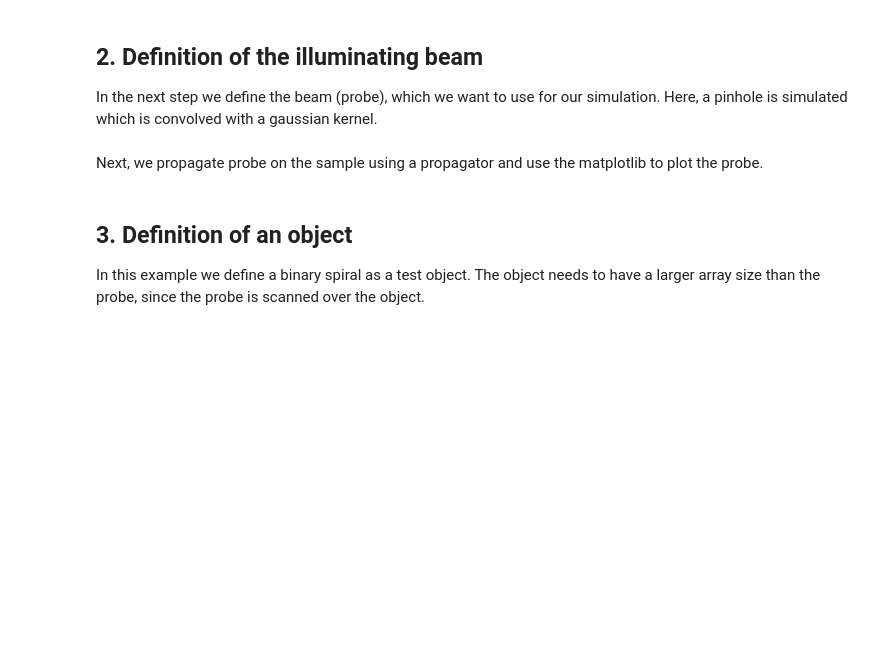
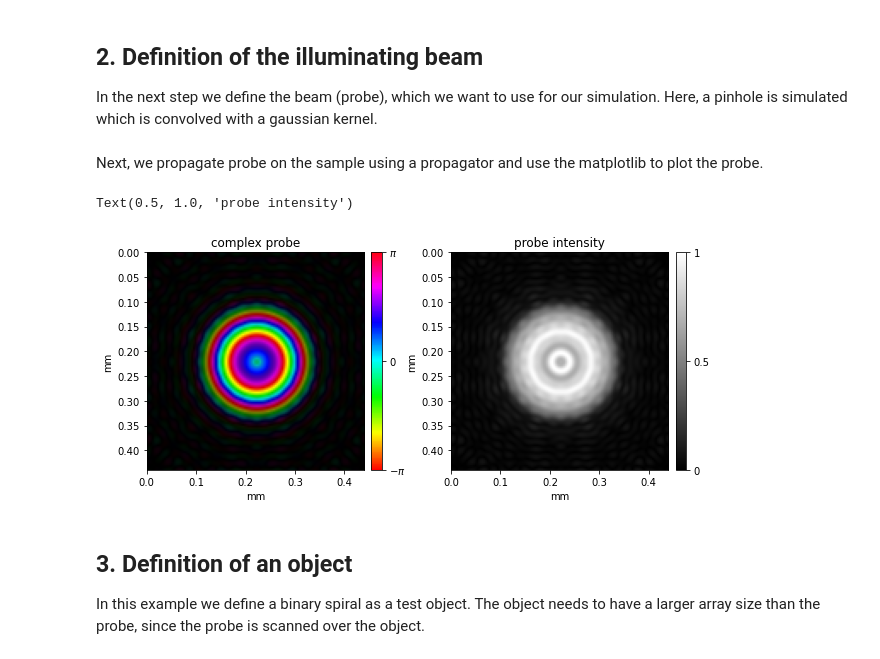
Before and after one commit to PtyLab/PtyLab.py, a Jupyter notebook: jupyter_tutorials/jupyter_tutorials_tutorial_CPM_sim.ipynb, the cells around one changed output. Drawn from its saved outputs; the diff is of its cells as text; code cells hidden in the pictures; blank space fills up the shorter version.

```diff
--- a/jupyter_tutorials/jupyter_tutorials_tutorial_CPM_sim.ipynb
+++ b/jupyter_tutorials/jupyter_tutorials_tutorial_CPM_sim.ipynb
@@ -89,21 +77,24 @@ Next, we propagate probe on the sample using a propagator and use the matplotlib
 # %%
 # propagate to lens
 probe = aspw(pinhole, 2 * f, wavelength, Lp)[0]
 
 # multiply with quadratic phase and aperture
 aperture = circ(Xp, Yp, 3*Lp/4)
 aperture = convolve2d(aperture, gaussian2D(5, 3).astype(np.float32), mode='same')
 probe = probe * np.exp(-1.j*2*np.pi/wavelength*(Xp**2+Yp**2)/(2*f)) * aperture
 probe = aspw(probe, 2*f, wavelength, Lp)[0]
 
-plt.figure(figsize=(5,5), num=1)
+plt.figure(figsize=(10,4), num=1)
 ax1 = plt.subplot(121)
-hsvplot(probe, ax=ax1, pixelSize=dxp)
+hsvplot(probe, ax=ax1, pixelSize=dxp, axisUnit='mm')
 ax1.set_title('complex probe')
-plt.subplot(122)
-plt.imshow(abs(probe)**2)
-plt.title('probe intensity')
-plt.show(block=False)
+ax2 = plt.subplot(122)
+absplot(abs(probe),ax=ax2, pixelSize=dxp, axisUnit='mm', cmap = 'gray')
+ax2.set_title('probe intensity')
+# plt.show(block=False)
+# %% [output]
+Text(0.5, 1.0, 'probe intensity')
+[figure, added]
 # %% [markdown]
 ## 3. Definition of an object
 In this example we define a binary spiral as a test object. The object needs to have a larger array size than the probe, since the probe is scanned over the object.
```
Also changed, not shown: parts of 12 cells of this notebook, 24 other files.
